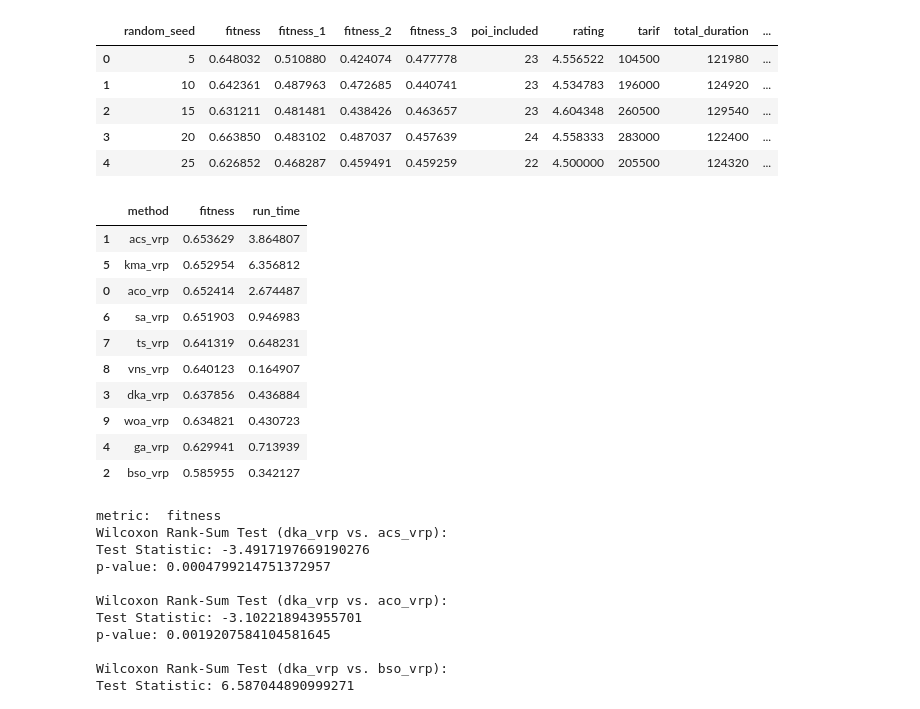
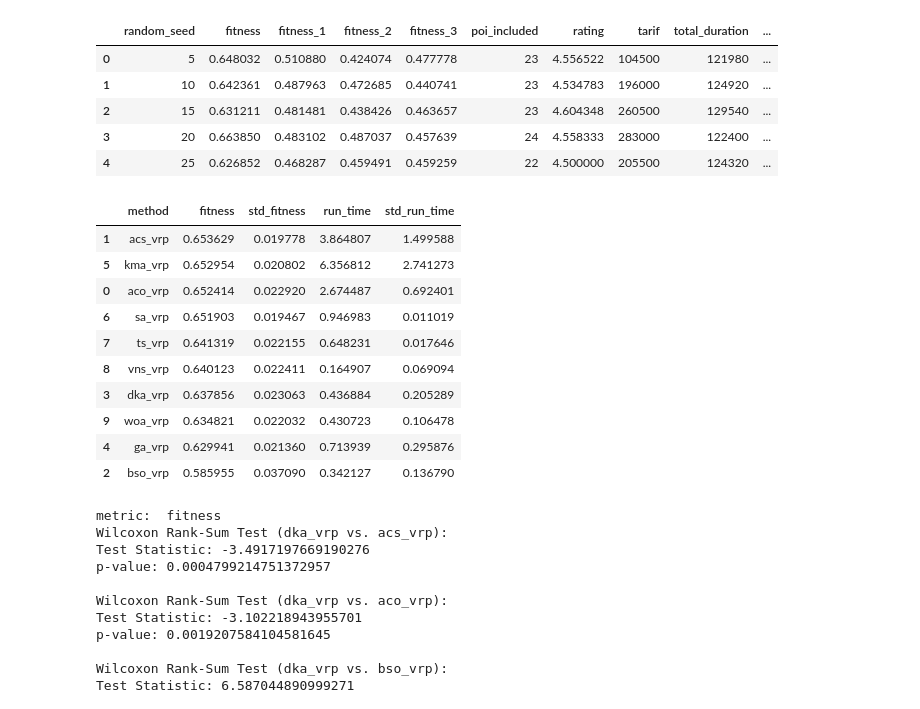
Before and after one commit to rahmatttt/travel-itinerary-recommendation, a Jupyter notebook: Results_analysis_2_1_komodo_project_DKA_etc.ipynb, the cells around one changed output. Drawn from its saved outputs; the diff is of its cells as text; code cells hidden in the pictures.

```diff
--- a/Results_analysis_2_1_komodo_project_DKA_etc.ipynb
+++ b/Results_analysis_2_1_komodo_project_DKA_etc.ipynb
@@ -1072,21 +1074,23 @@ results_df.head()
 | 3 | 20 | 0.663850 | 0.483102 | 0.487037 | 0.457639 | 24 | 4.558333 | 283000 | 122400 | ... |
 | 4 | 25 | 0.626852 | 0.468287 | 0.459491 | 0.459259 | 22 | 4.500000 | 205500 | 124320 | ... |
 # %%
-grouped = results_df.groupby('method').agg({'fitness':'mean',
-                                            'run_time':'mean'}).reset_index()
+grouped = results_df.groupby('method').agg(fitness = ('fitness','mean'),
+                                           std_fitness = ('fitness','std'),
+                                           run_time = ('run_time','mean'),
+                                           std_run_time = ('run_time','std')).reset_index()
 grouped.sort_values('fitness',ascending=False)
 # %% [output]
-|  | method | fitness | run_time |
-| 1 | acs_vrp | 0.653629 | 3.864807 |
-| 5 | kma_vrp | 0.652954 | 6.356812 |
-| 0 | aco_vrp | 0.652414 | 2.674487 |
-| 6 | sa_vrp | 0.651903 | 0.946983 |
-| 7 | ts_vrp | 0.641319 | 0.648231 |
-| 8 | vns_vrp | 0.640123 | 0.164907 |
-| 3 | dka_vrp | 0.637856 | 0.436884 |
-| 9 | woa_vrp | 0.634821 | 0.430723 |
-| 4 | ga_vrp | 0.629941 | 0.713939 |
-| 2 | bso_vrp | 0.585955 | 0.342127 |
+|  | method | fitness | std_fitness | run_time | std_run_time |
+| 1 | acs_vrp | 0.653629 | 0.019778 | 3.864807 | 1.499588 |
+| 5 | kma_vrp | 0.652954 | 0.020802 | 6.356812 | 2.741273 |
+| 0 | aco_vrp | 0.652414 | 0.022920 | 2.674487 | 0.692401 |
+| 6 | sa_vrp | 0.651903 | 0.019467 | 0.946983 | 0.011019 |
+| 7 | ts_vrp | 0.641319 | 0.022155 | 0.648231 | 0.017646 |
+| 8 | vns_vrp | 0.640123 | 0.022411 | 0.164907 | 0.069094 |
+| 3 | dka_vrp | 0.637856 | 0.023063 | 0.436884 | 0.205289 |
+| 9 | woa_vrp | 0.634821 | 0.022032 | 0.430723 | 0.106478 |
+| 4 | ga_vrp | 0.629941 | 0.021360 | 0.713939 | 0.295876 |
+| 2 | bso_vrp | 0.585955 | 0.037090 | 0.342127 | 0.136790 |
 # %%
 metrics = ["fitness","run_time"]
 
```
Also changed, not shown: parts of 7 cells of this notebook, 1 other file.
